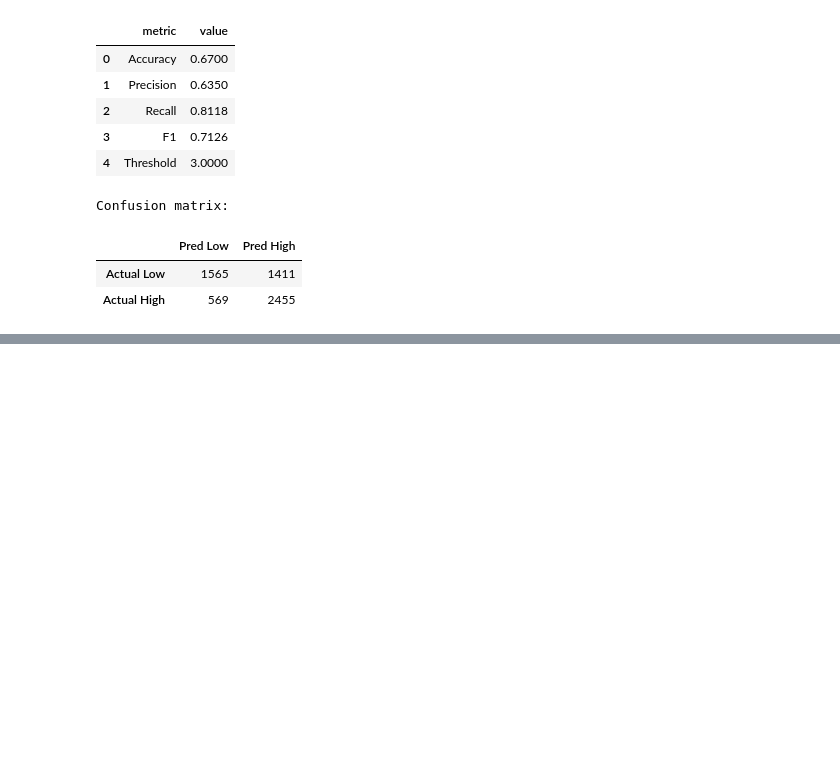
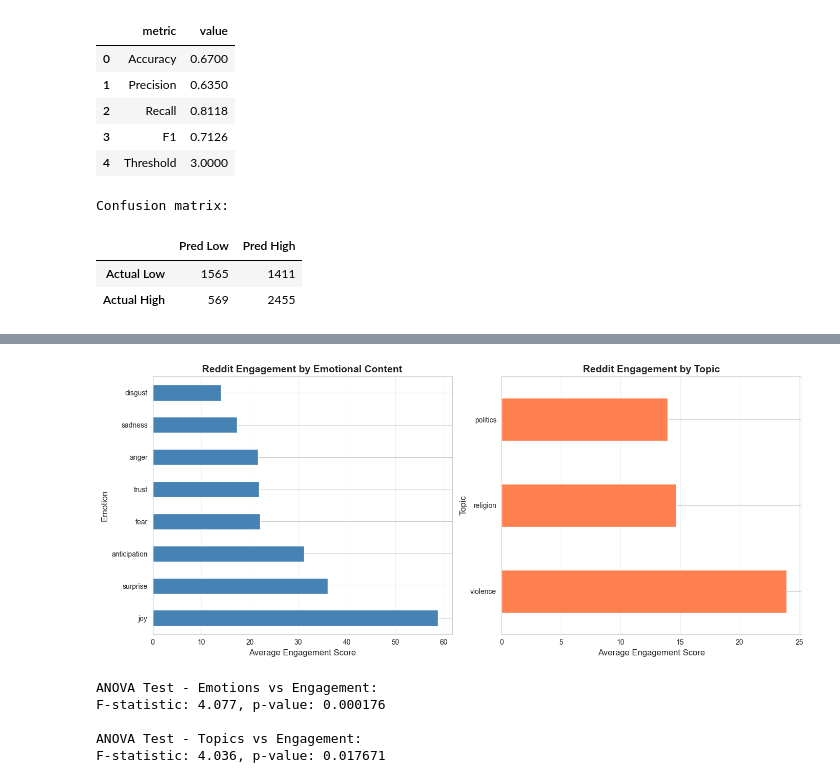
Before and after one commit to lachuck331/palestine-israel-emotion-engagement-analysis, a Jupyter notebook: DSC161_FinalProject.ipynb, the cells around one changed output, grey strips where cells are left out. Saved outputs shown, nothing was run; the diff lists cells and outputs as text; code cells hidden in the pictures; blank space fills up the shorter version.

```diff
--- a/DSC161_FinalProject.ipynb
+++ b/DSC161_FinalProject.ipynb
@@ -456,3 +456,68 @@ Confusion matrix:
 |  | Pred Low | Pred High |
 | Actual Low | 1565 | 1411 |
 | Actual High | 569 | 2455 |
+# %%
+# Section 8: Descriptive Analysis - Emotions/Topics vs Engagement
+
+import matplotlib.pyplot as plt
+import seaborn as sns
+
+# Use the full engineered dataset
+analysis_df = engineered_df.copy()
+
+# Find dominant emotion and topic for each post
+emotion_cols = ['emotion_anger', 'emotion_fear', 'emotion_anticipation', 'emotion_trust',
+                'emotion_surprise', 'emotion_sadness', 'emotion_joy', 'emotion_disgust']
+topic_cols = ['topic_violence', 'topic_politics', 'topic_religion', 'topic_humanitarian', 'topic_personal_narrative']
+
+analysis_df['dominant_emotion'] = analysis_df[emotion_cols].idxmax(axis=1).str.replace('emotion_', '')
+analysis_df['dominant_topic'] = analysis_df[topic_cols].idxmax(axis=1).str.replace('topic_', '')
+
+# Calculate average engagement by emotion
+emotion_engagement = analysis_df.groupby('dominant_emotion')['score'].agg(['mean', 'median', 'count']).sort_values('mean', ascending=False)
+print("Engagement by Dominant Emotion:")
+print(emotion_engagement)
+
+# Calculate average engagement by topic
+topic_engagement = analysis_df.groupby('dominant_topic')['score'].agg(['mean', 'median', 'count']).sort_values('mean', ascending=False)
+print("\nEngagement by Dominant Topic:")
+print(topic_engagement)
+
+# Create side-by-side bar plots
+fig, axes = plt.subplots(1, 2, figsize=(14, 6))
+
+# Plot 1: Engagement by emotion
+emotion_engagement['mean'].plot(kind='barh', ax=axes[0], color='steelblue')
+axes[0].set_xlabel('Average Engagement Score', fontsize=12)
+axes[0].set_ylabel('Emotion', fontsize=12)
+axes[0].set_title('Reddit Engagement by Emotional Content', fontsize=14, fontweight='bold')
+axes[0].grid(axis='x', alpha=0.3)
+
+# Plot 2: Engagement by topic
+topic_engagement['mean'].plot(kind='barh', ax=axes[1], color='coral')
+axes[1].set_xlabel('Average Engagement Score', fontsize=12)
+axes[1].set_ylabel('Topic', fontsize=12)
+axes[1].set_title('Reddit Engagement by Topic', fontsize=14, fontweight='bold')
+axes[1].grid(axis='x', alpha=0.3)
+
+plt.tight_layout()
+plt.savefig('engagement_by_emotion_topic.png', dpi=300, bbox_inches='tight')
+plt.show()
+
+# Statistical significance testing
+from scipy import stats
+
+# ANOVA for emotions
+emotion_groups = [analysis_df[analysis_df['dominant_emotion'] == emotion]['score'].values
+                  for emotion in emotion_engagement.index if len(analysis_df[analysis_df['dominant_emotion'] == emotion]) > 30]
+f_stat_emotion, p_value_emotion = stats.f_oneway(*emotion_groups)
+print(f"\nANOVA Test - Emotions vs Engagement:")
+print(f"F-statistic: {f_stat_emotion:.3f}, p-value: {p_value_emotion:.6f}")
+
+# ANOVA for topics
+topic_groups = [analysis_df[analysis_df['dominant_topic'] == topic]['score'].values
+                for topic in topic_engagement.index if len(analysis_df[analysis_df['dominant_topic'] == topic]) > 30]
+f_stat_topic, p_value_topic = stats.f_oneway(*topic_groups)
+print(f"\nANOVA Test - Topics vs Engagement:")
+print(f"F-statistic: {f_stat_topic:.3f}, p-value: {p_value_topic:.6f}")
+# %% [output]
@@ -458,0 +542,6 @@ Confusion matrix:
+[figure, added]
+ANOVA Test - Emotions vs Engagement:
+F-statistic: 4.077, p-value: 0.000176
+
+ANOVA Test - Topics vs Engagement:
+F-statistic: 4.036, p-value: 0.017671
```
Also changed, not shown: parts of 1 cell of this notebook.
